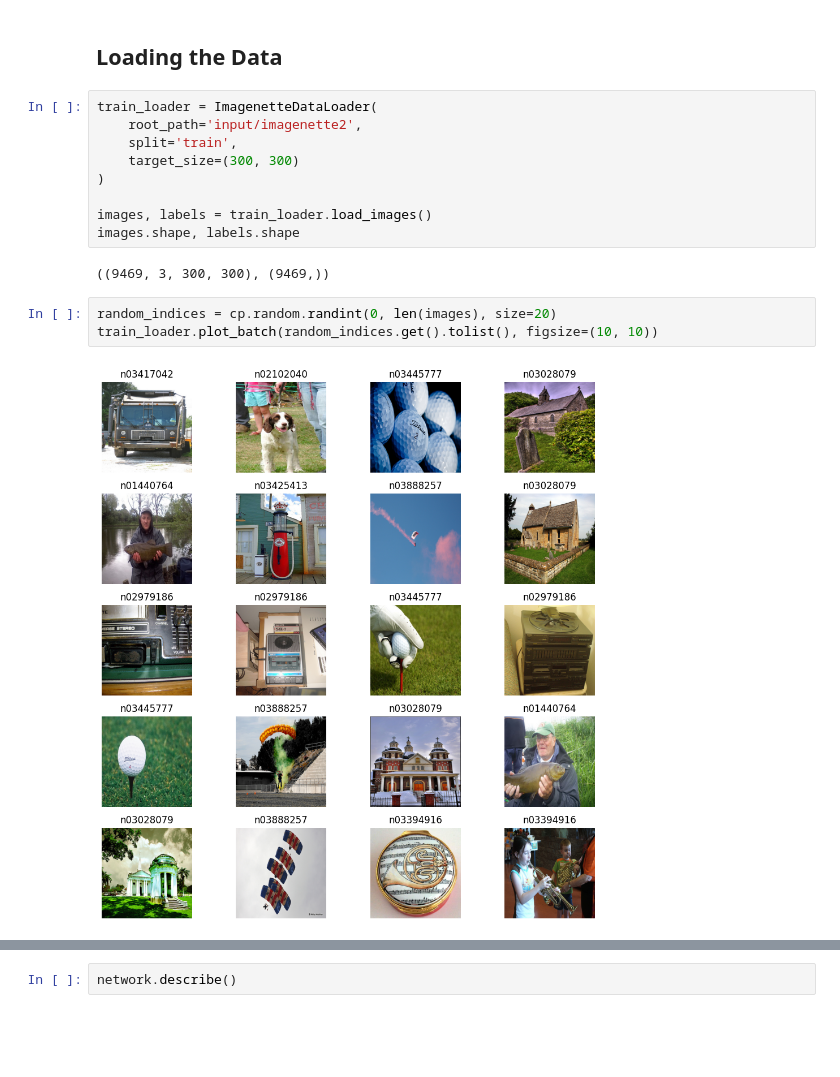
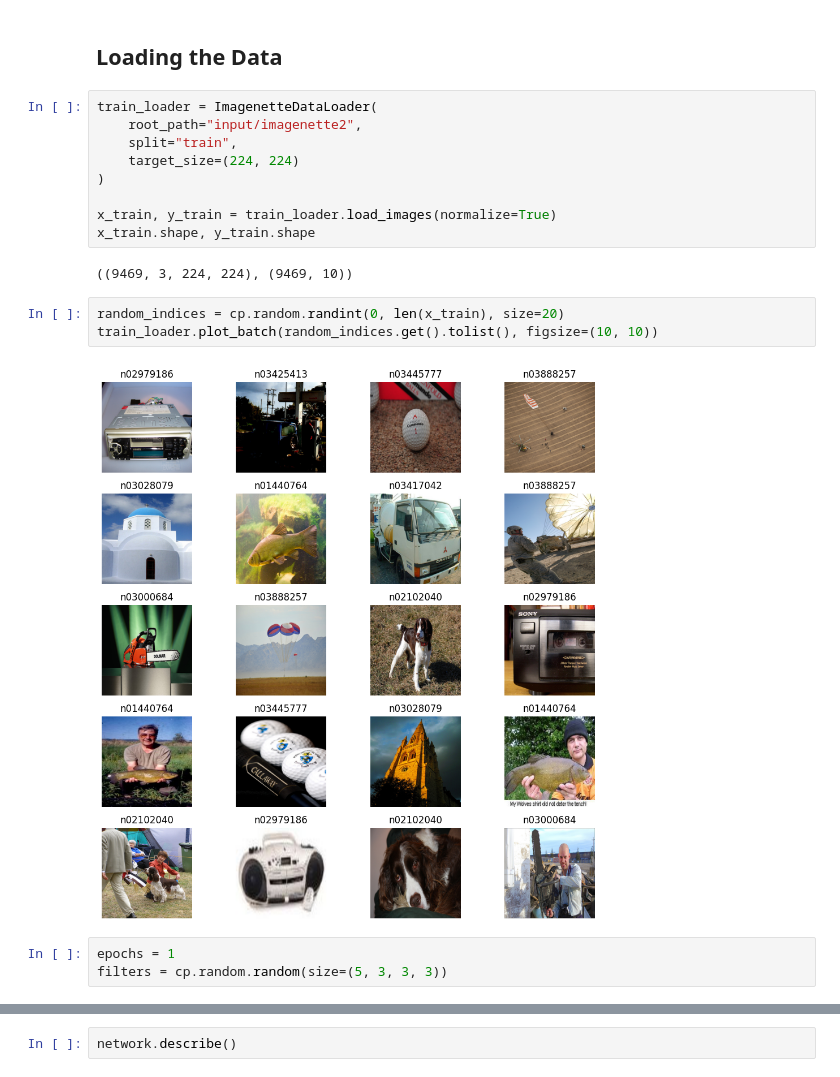
Before and after one commit to danielpederzini/cnn-from-scratch, a Jupyter notebook: notebooks/main.ipynb, the cells around one changed output, grey strips where cells are left out. Drawn from its saved outputs; the diff is of its cells as text; blank space fills up the shorter version.

```diff
--- a/notebooks/main.ipynb
+++ b/notebooks/main.ipynb
@@ -30,17 +15,20 @@ UnicodeDecodeError: 'charmap' codec can't decode byte 0x9d in position 2030: cha
 ## Loading the Data
 # %%
 train_loader = ImagenetteDataLoader(
-    root_path='input/imagenette2',
-    split='train',
-    target_size=(300, 300)
+    root_path="input/imagenette2",
+    split="train",
+    target_size=(224, 224)
 )
 
-images, labels = train_loader.load_images()
-images.shape, labels.shape
+x_train, y_train = train_loader.load_images(normalize=True)
+x_train.shape, y_train.shape
 # %% [output]
-((9469, 3, 300, 300), (9469,))
+((9469, 3, 224, 224), (9469, 10))
 # %%
-random_indices = cp.random.randint(0, len(images), size=20)
+random_indices = cp.random.randint(0, len(x_train), size=20)
 train_loader.plot_batch(random_indices.get().tolist(), figsize=(10, 10))
 # %% [output]
-[figure, old version]
+[figure, new version]
+# %%
+epochs = 1
+filters = cp.random.random(size=(5, 3, 3, 3))
```
Also changed, not shown: parts of 5 cells of this notebook.
